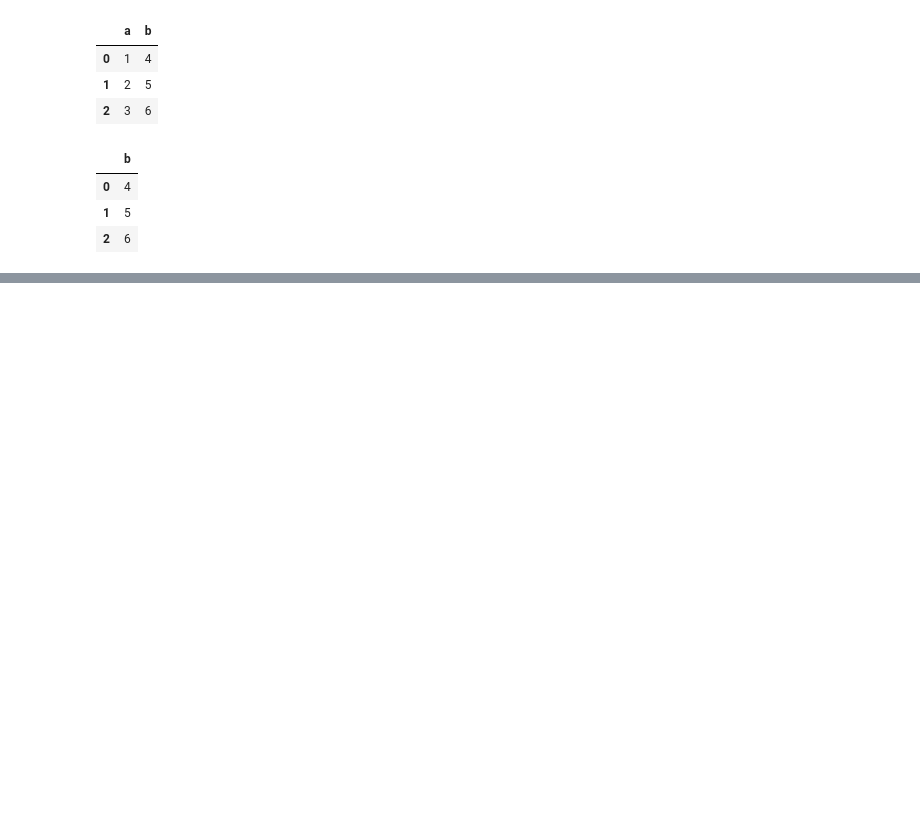
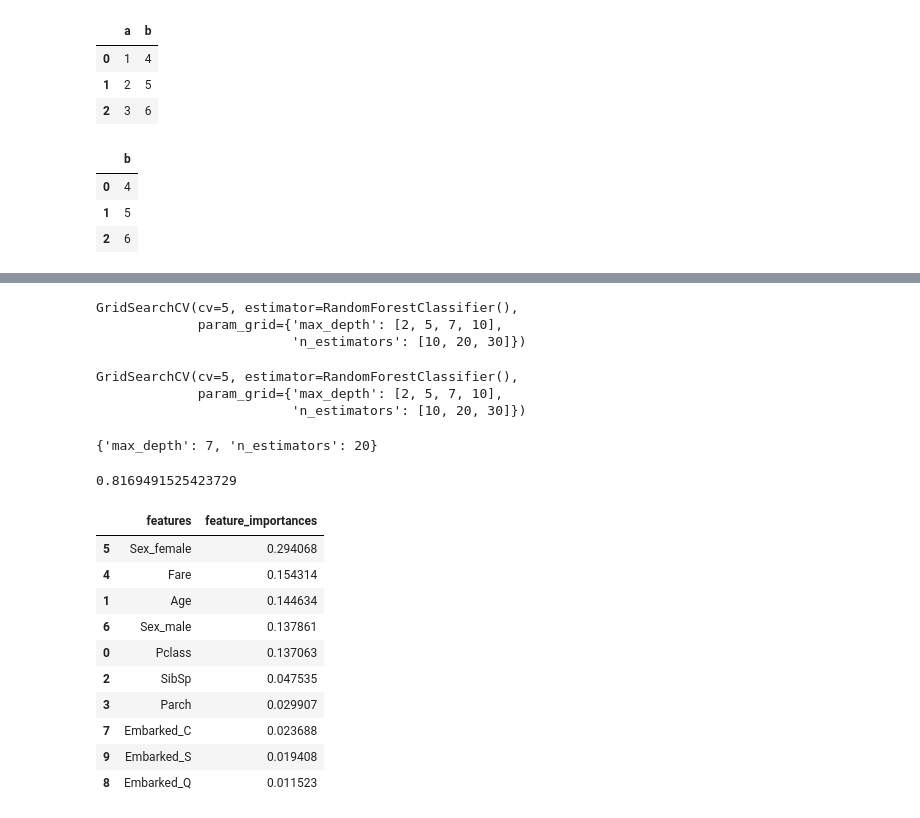
Before and after one commit to AndreyKurdyubov/Stepik_introML, a Jupyter notebook: Module 2.ipynb, the cells around one changed output, grey strips where cells are left out. Drawn from its saved outputs; the diff is of its cells as text; code cells hidden in the pictures; blank space fills up the shorter version.

```diff
--- a/Module 2.ipynb
+++ b/Module 2.ipynb
@@ -536,0 +555,18 @@ data.drop(['a'], axis=1)
+# %%
+grid_search_cv_rf = GridSearchCV(clf_rf, parameters, cv=5)
+# %%
+grid_search_cv_rf.fit(X_train, y_train)
+# %% [output]
+GridSearchCV(cv=5, estimator=RandomForestClassifier(),
+             param_grid={'max_depth': [2, 5, 7, 10],
+                         'n_estimators': [10, 20, 30]})
+# %%
+print(grid_search_cv_rf)
+# %% [output]
+GridSearchCV(cv=5, estimator=RandomForestClassifier(),
+             param_grid={'max_depth': [2, 5, 7, 10],
+                         'n_estimators': [10, 20, 30]})
+# %%
+grid_search_cv_rf.best_params_
+# %% [output]
+{'max_depth': 7, 'n_estimators': 20}
@@ -536,0 +575,4 @@ data.drop(['a'], axis=1)
+# %%
+best_clf.score(X_test, y_test)
+# %% [output]
+0.8169491525423729
@@ -536,0 +581,16 @@ data.drop(['a'], axis=1)
+# %%
+feature_importances_df = pd.DataFrame({'features': list(X),
+                                       'feature_importances': feature_importances})
+feature_importances_df.sort_values('feature_importances', ascending=False)
+# %% [output]
+|  | features | feature_importances |
+| 5 | Sex_female | 0.294068 |
+| 4 | Fare | 0.154314 |
+| 1 | Age | 0.144634 |
+| 6 | Sex_male | 0.137861 |
+| 0 | Pclass | 0.137063 |
+| 2 | SibSp | 0.047535 |
+| 3 | Parch | 0.029907 |
+| 7 | Embarked_C | 0.023688 |
+| 9 | Embarked_S | 0.019408 |
+| 8 | Embarked_Q | 0.011523 |
```
Also changed, not shown: parts of 26 cells of this notebook.
